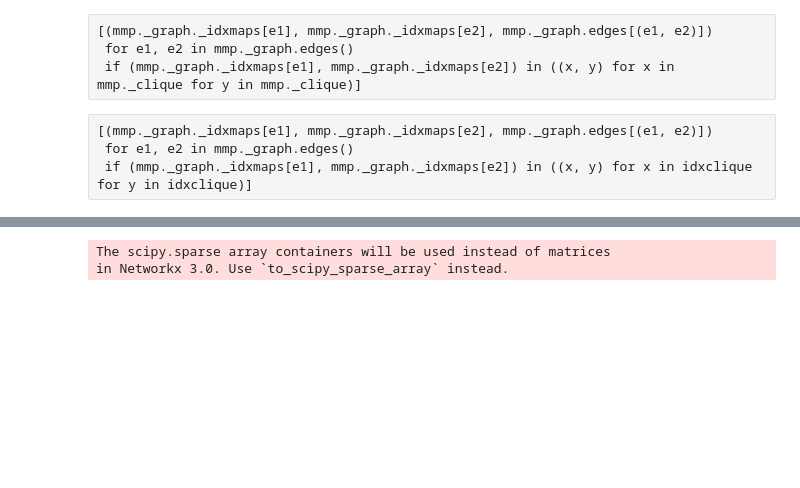
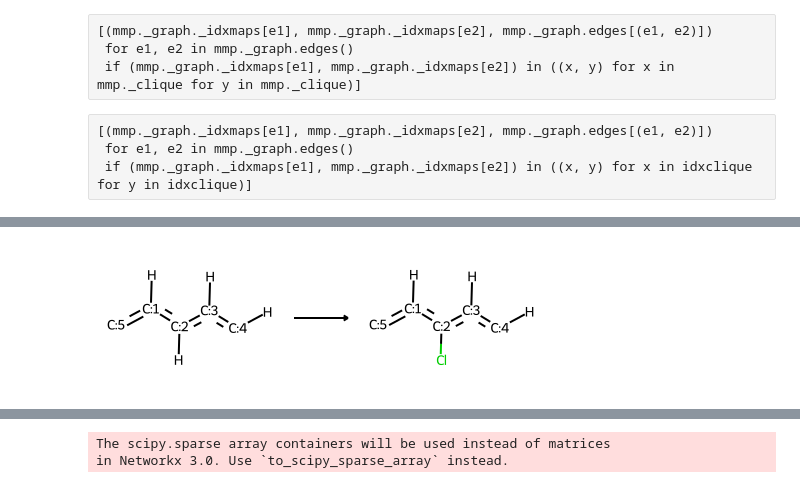
Before and after one commit to warner121/wizepair2, a Jupyter notebook: notebooks/dev-nx.ipynb, the cells around one changed output, grey strips where cells are left out. Cells and saved outputs as stored; diff of their text form; code cells hidden in the pictures; blank space fills up the shorter version.

```diff
--- a/notebooks/dev-nx.ipynb
+++ b/notebooks/dev-nx.ipynb
@@ -646,3 +665,8 @@ rxn
+# %%
+rxn = Chem.rdChemReactions.ReactionFromSmarts(response[2]['smirks'])
+rxn
+# %% [output]
+[figure, added]
 # %%
 reactant = Chem.AddHs(Chem.MolFromSmiles(mmp._smiles1))
 products = rxn.RunReactants((reactant,))
```
Also changed, not shown: parts of 19 cells of this notebook, 2 other files.
